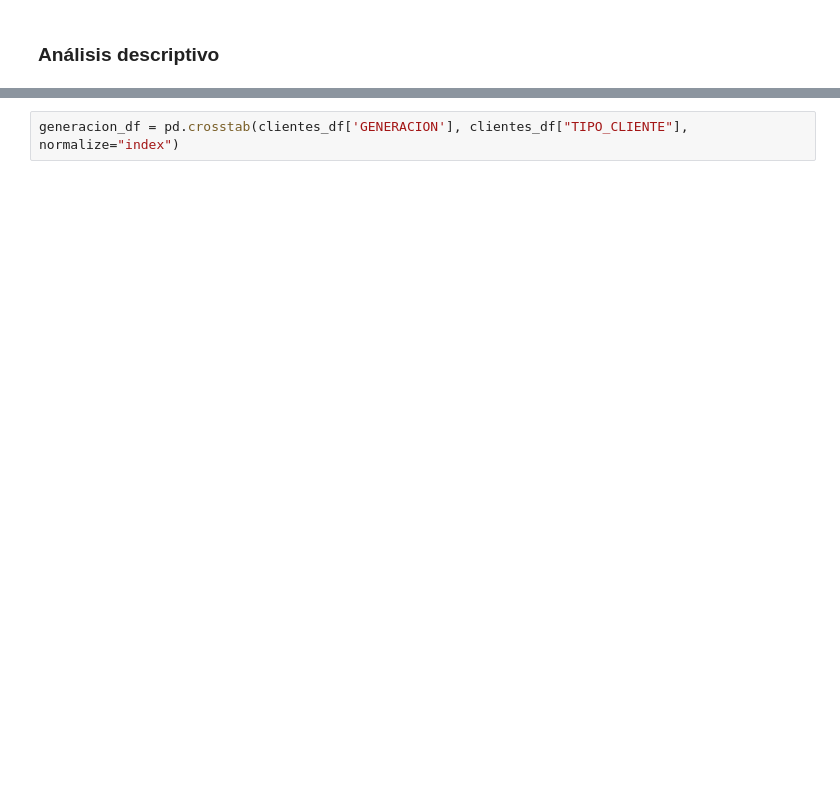
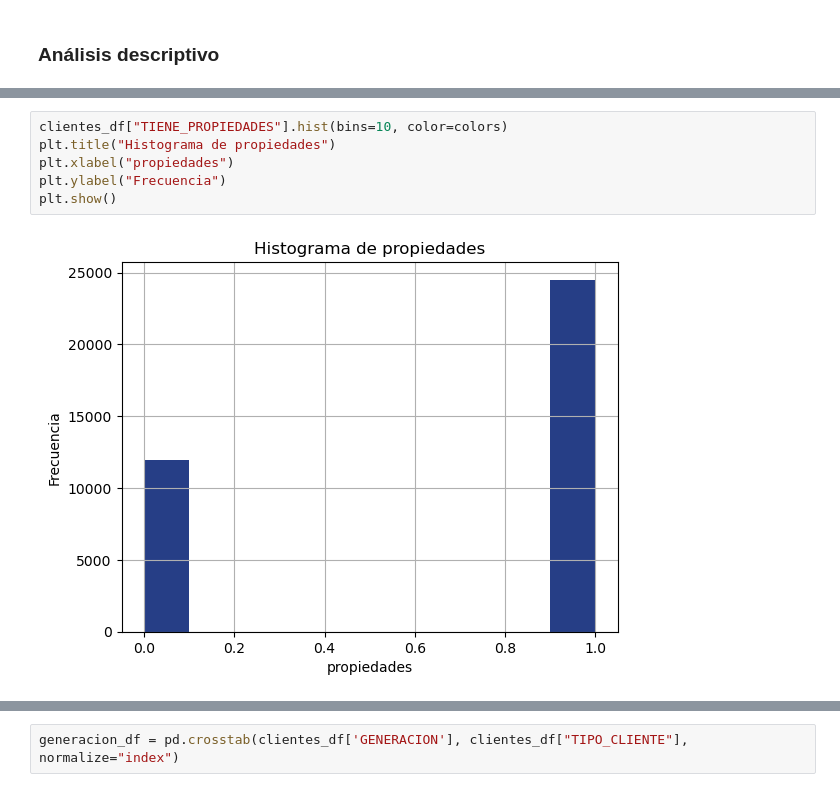
Before and after one commit to ajalca/cbe_customer_classification, a Jupyter notebook: VISA - Grupo 5.ipynb, the cells around one changed output, grey strips where cells are left out. Cells and saved outputs as stored; diff of their text form; blank space fills up the shorter version.

```diff
--- a/VISA - Grupo 5.ipynb
+++ b/VISA - Grupo 5.ipynb
@@ -505,0 +591,8 @@ Name: GENERACION, dtype: int64
+# %%
+clientes_df["TIENE_PROPIEDADES"].hist(bins=10, color=colors)
+plt.title("Histograma de propiedades")
+plt.xlabel("propiedades")
+plt.ylabel("Frecuencia")
+plt.show()
+# %% [output]
+[figure, added]
```
Also changed, not shown: parts of 32 cells of this notebook.
